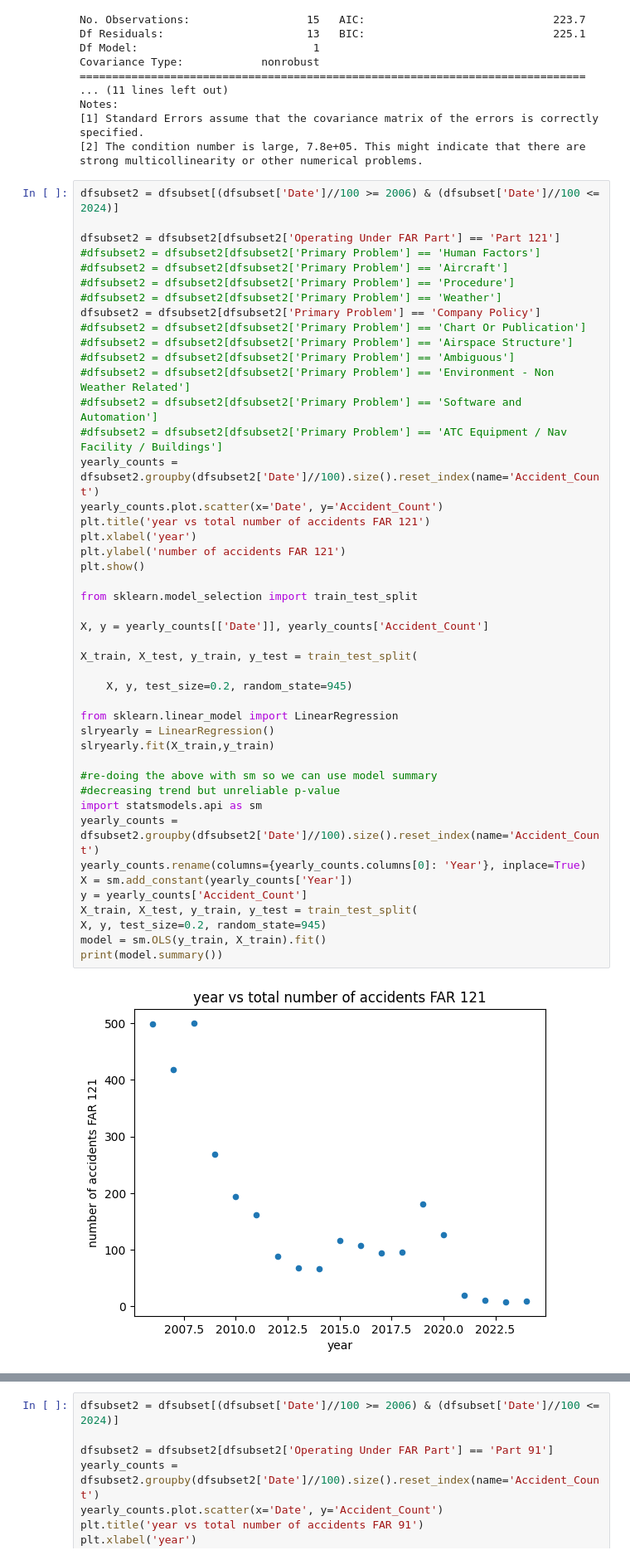
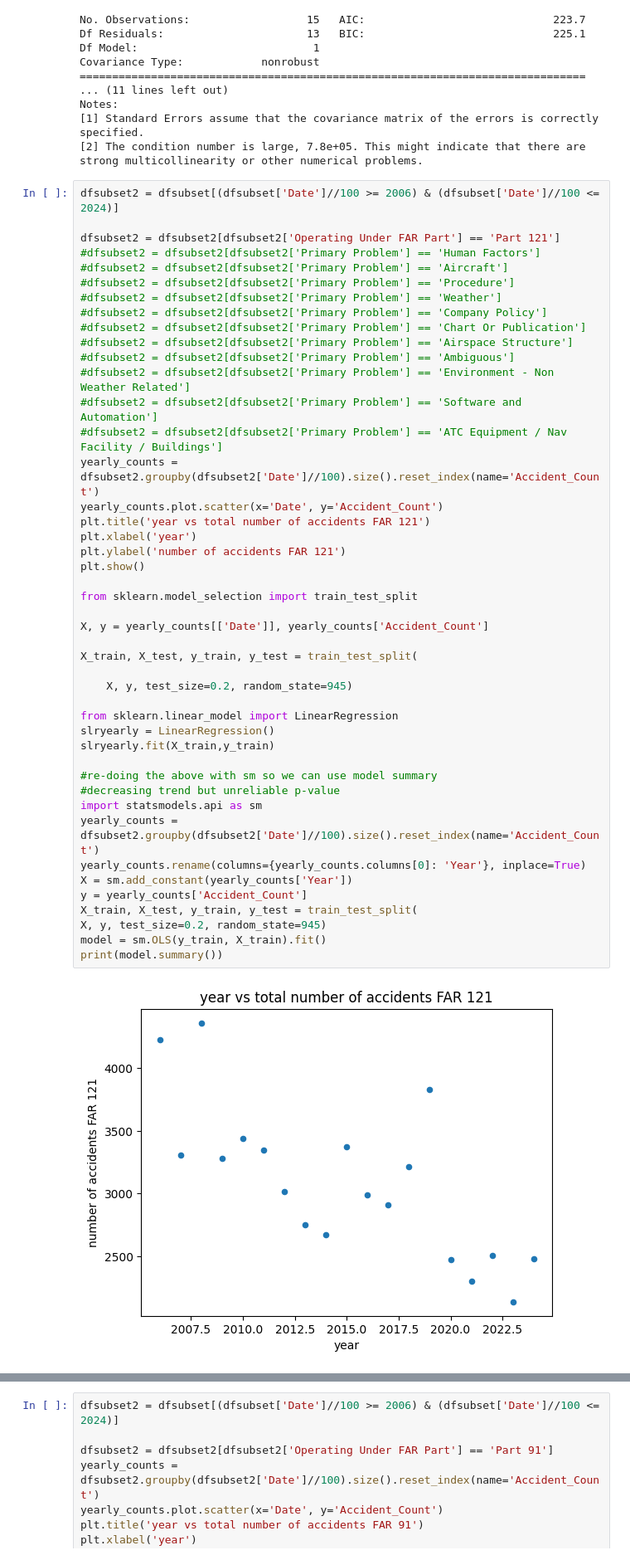
Before and after one commit to terryljh/aviation2, a Jupyter notebook: asrs linear model2.ipynb, the cells around one changed output, grey strips where cells are left out. Shown at 83% size. Cells and saved outputs as stored; diff of their text form.

```diff
--- a/asrs linear model2.ipynb
+++ b/asrs linear model2.ipynb
@@ -367,7 +367,7 @@ dfsubset2 = dfsubset2[dfsubset2['Operating Under FAR Part'] == 'Part 121']
 #dfsubset2 = dfsubset2[dfsubset2['Primary Problem'] == 'Aircraft']
 #dfsubset2 = dfsubset2[dfsubset2['Primary Problem'] == 'Procedure']
 #dfsubset2 = dfsubset2[dfsubset2['Primary Problem'] == 'Weather']
-dfsubset2 = dfsubset2[dfsubset2['Primary Problem'] == 'Company Policy']
+#dfsubset2 = dfsubset2[dfsubset2['Primary Problem'] == 'Company Policy']
 #dfsubset2 = dfsubset2[dfsubset2['Primary Problem'] == 'Chart Or Publication']
 #dfsubset2 = dfsubset2[dfsubset2['Primary Problem'] == 'Airspace Structure']
 #dfsubset2 = dfsubset2[dfsubset2['Primary Problem'] == 'Ambiguous']
@@ -378,33 +378,33 @@ yearly_counts = dfsubset2.groupby(dfsubset2['Date']//100).size().reset_index(nam
 yearly_counts.plot.scatter(x='Date', y='Accident_Count')
 plt.title('year vs total number of accidents FAR 121')
 plt.xlabel('year')
 plt.ylabel('number of accidents FAR 121')
 plt.show()
 
 from sklearn.model_selection import train_test_split
 
 X, y = yearly_counts[['Date']], yearly_counts['Accident_Count']
 
 X_train, X_test, y_train, y_test = train_test_split(
 
     X, y, test_size=0.2, random_state=945)
 
 from sklearn.linear_model import LinearRegression
 slryearly = LinearRegression()
 slryearly.fit(X_train,y_train)
 
 #re-doing the above with sm so we can use model summary
 #decreasing trend but unreliable p-value
 import statsmodels.api as sm
 yearly_counts = dfsubset2.groupby(dfsubset2['Date']//100).size().reset_index(name='Accident_Count')
 yearly_counts.rename(columns={yearly_counts.columns[0]: 'Year'}, inplace=True)
 X = sm.add_constant(yearly_counts['Year'])
 y = yearly_counts['Accident_Count']
 X_train, X_test, y_train, y_test = train_test_split(
 X, y, test_size=0.2, random_state=945)
 model = sm.OLS(y_train, X_train).fit()
 print(model.summary())
 # %% [output]
-[figure, old version]
+[figure, new version]
                             OLS Regression Results
 ==============================================================================
```
Also changed, not shown: parts of 1 cell of this notebook.
